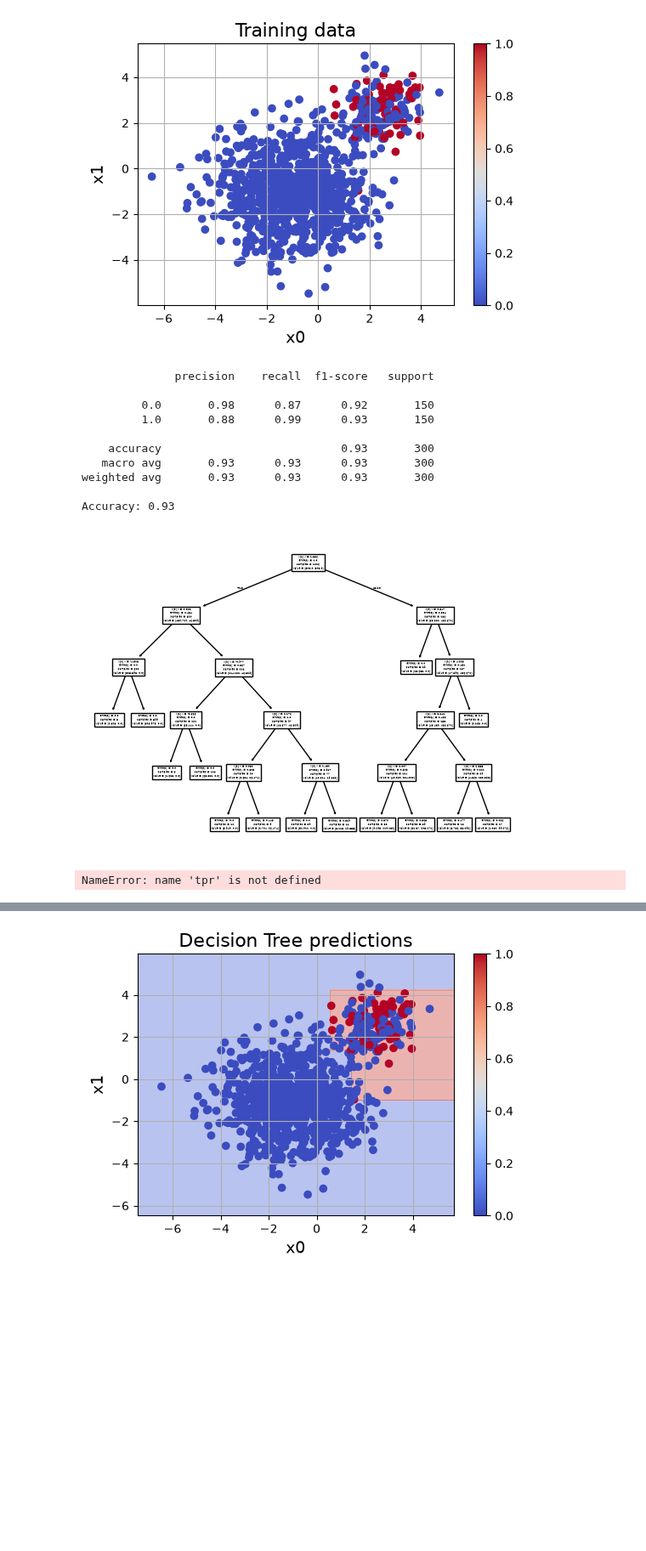
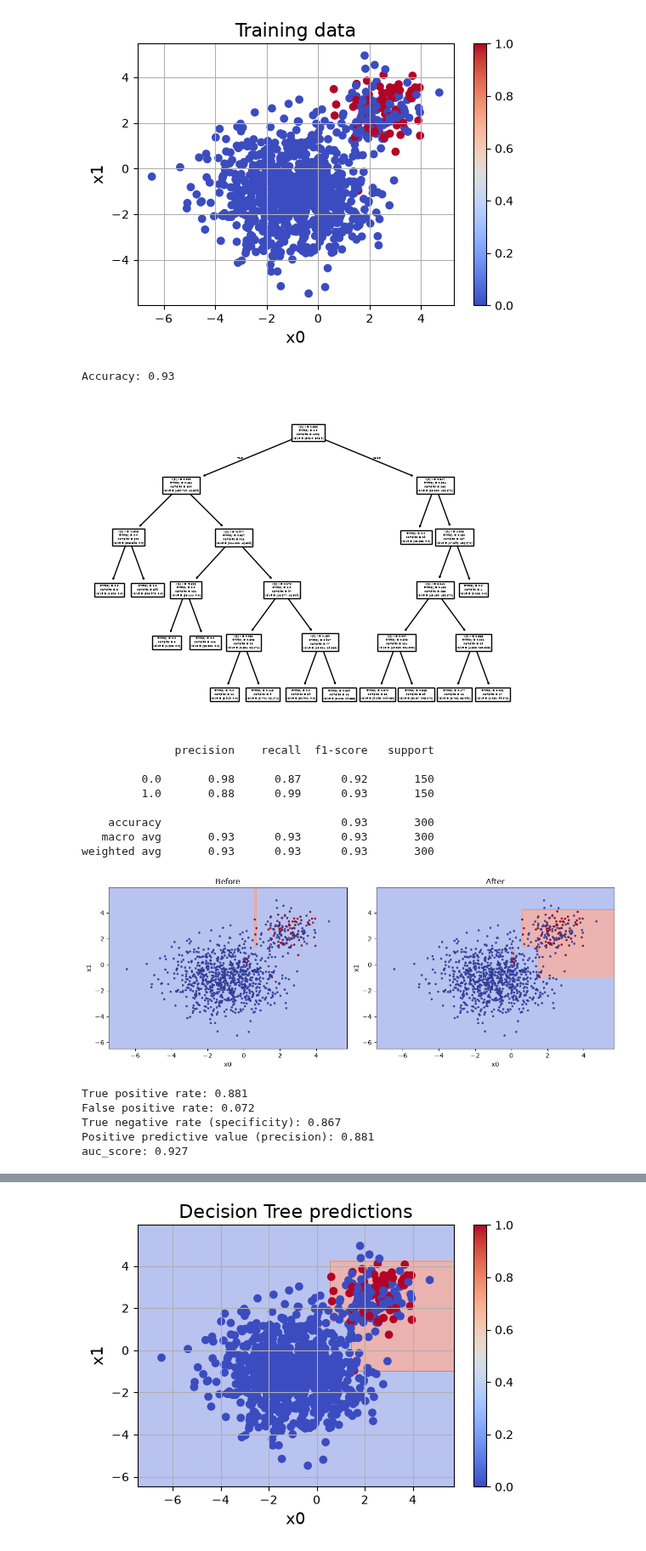
Before and after one commit to ffredz/TDT4172prosjekter, a Jupyter notebook: Assignment2/Problem2.ipynb, the cells around one changed output, grey strips where cells are left out. Shown at 85% size. Cells and saved outputs as stored; diff of their text form; code cells hidden in the pictures; blank space fills up the shorter version.

```diff
--- a/Assignment2/Problem2.ipynb
+++ b/Assignment2/Problem2.ipynb
@@ -56,14 +60,7 @@ from imblearn.over_sampling import SMOTE
 data = pd.read_csv('problem1.csv')
 train = data[data['split']=='train']
 test = data[data['split']=='test']
-'''
-for x in train.index:
-    if train.loc[x,'x1']<0:
-        train.drop(x,inplace = True)
-for x in train.index:
-    if train.loc[x,'x0']<0:
-        train.drop(x,inplace = True)
-'''
+
 plt.figure(figsize=(6,4))
 plt.scatter(train['x0'],train['x1'],c=train['y'],cmap='coolwarm')
 plt.grid(True)
@@ -110,7 +107,8 @@ plt.show()
 from sklearn.tree import DecisionTreeClassifier
 from sklearn.metrics import accuracy_score
 from sklearn import tree
-from sklearn.metrics import classification_report
+from sklearn.metrics import classification_report, confusion_matrix, roc_auc_score
+from sklearn.inspection import DecisionBoundaryDisplay
 X_train = train[['x0', 'x1']]
 y_train = train['y']
 X_test = test[['x0', 'x1']]
@@ -125,36 +123,65 @@ clf = DecisionTreeClassifier(max_depth = 5,random_state=42,class_weight='balance
 clf.fit(X_train, y_train)
 accuracy = accuracy_score(y_test, clf.predict(X_test))
 tree.plot_tree(clf)
-print(classification_report(y_test, clf.predict(X_test)))
 
-#clf_resampling = DecisionTreeClassifier(max_depth=4,random_state=42, class_weight='balanced', criterion = 'gini', min_samples_leaf=4)
-#clf_resampling.fit(X_res, y_res)
+
+
 
 # ====================================
 print(f'Accuracy: {accuracy:.2f}')
-
-#print(classification_report(y_test, clf_resampling.predict(X_test)))
 # %% [output]
-              precision    recall  f1-score   support
-
-         0.0       0.98      0.87      0.92       150
-         1.0       0.88      0.99      0.93       150
-
-    accuracy                           0.93       300
-   macro avg       0.93      0.93      0.93       300
-weighted avg       0.93      0.93      0.93       300
-
 Accuracy: 0.93
 [figure]
 # %%
 # ====================================
 # YOUR CODE GOES HERE: report FPR and TPR alongside other metrics you find relevant (hint: see the lecture notes).
 # ====================================
+print(classification_report(y_test, clf.predict(X_test)))
+y_true = y_test
+y_pred =clf.predict(X_test)
 
+cm = confusion_matrix(y_true,y_pred)
+tn, fp, fn, tp = cm.ravel()
+tpr = tp/(tp+fp)
+fpr = fp/(tp+tn)
+tnr = tn / (tn + fp)   # specificity
+ppv = tp / (tp + fp)  #precision
+
+auc_score  =roc_auc_score(y_test, clf.predict_proba(X_test)[:,1])
+
+
+clf_before = DecisionTreeClassifier(max_depth = 5, random_state = 42,criterion='entropy', min_samples_leaf=3)
+clf_before.fit(X_train,y_train)
+fig, axes = plt.subplots(1, 2, figsize=(12, 4.5))
+xx0, xx1 = np.meshgrid(np.arange(x0_min, x0_max, 0.05), np.arange(x1_min, x1_max, 0.05))
+grid = pd.DataFrame({'x0': xx0.ravel(), 'x1': xx1.ravel()})
+
+for ax, (title, model) in zip(axes, [('Before', clf_before), ('After', clf)]):
+    Z = model.predict(grid).reshape(xx0.shape)
+    ax.contourf(xx0, xx1, Z, alpha=0.4, cmap='coolwarm')
+    ax.scatter(X_train['x0'], X_train['x1'], c=y_train, cmap='coolwarm', s=10, edgecolor='k', linewidth=0.2)
+    ax.set_title(title); ax.set_xlabel('x0'); ax.set_ylabel('x1')
+plt.tight_layout(); plt.show()
 # ====================================
 print(f"True positive rate: {tpr:.3f}")
 print(f"False positive rate: {fpr:.3f}")
+print(f"True negative rate (specificity): {tnr:.3f}")
+print(f"Positive predictive value (precision): {ppv:.3f}")
+print(f"auc_score: {auc_score:.3f}")
 # %% [output]
-NameError: name 'tpr' is not defined
+              precision    recall  f1-score   support
+
+         0.0       0.98      0.87      0.92       150
+         1.0       0.88      0.99      0.93       150
+
+    accuracy                           0.93       300
+   macro avg       0.93      0.93      0.93       300
+weighted avg       0.93      0.93      0.93       300
+[figure, added]
+True positive rate: 0.881
+False positive rate: 0.072
+True negative rate (specificity): 0.867
+Positive predictive value (precision): 0.881
+auc_score: 0.927
 # %% [markdown]
 ### ❓ What preprocessing do we need to apply before training, and why?
```
Also changed, not shown: parts of 12 cells of this notebook.
